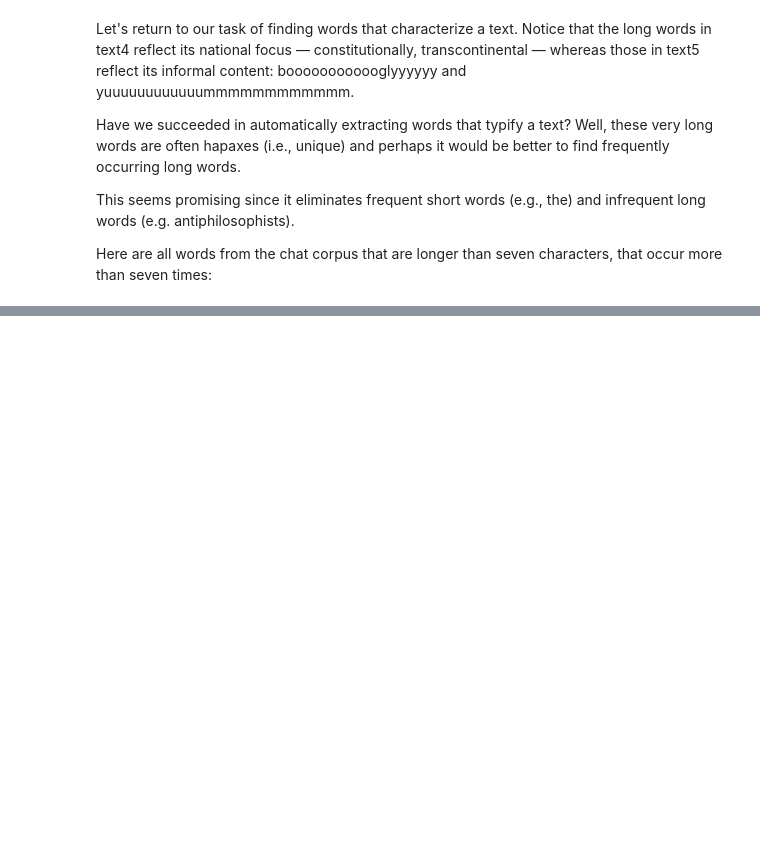
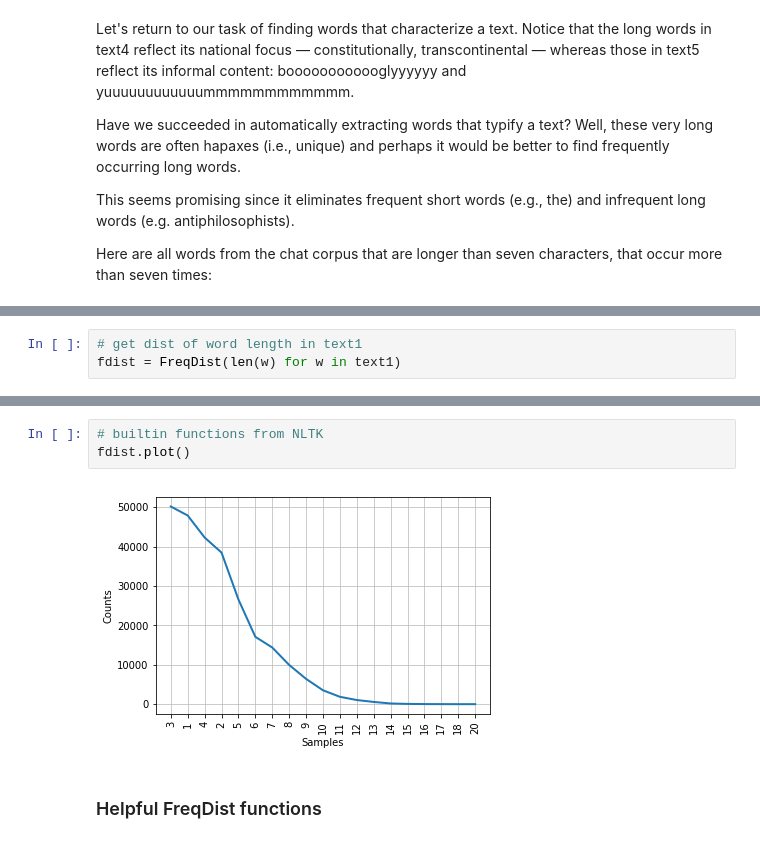
Before and after one commit to jimmyjamesarnold/NLTK_notebooks, a Jupyter notebook: NLTK_Ch1.ipynb, the cells around one changed output, grey strips where cells are left out. Drawn from its saved outputs; the diff is of its cells as text; blank space fills up the shorter version.

```diff
--- a/NLTK_Ch1.ipynb
+++ b/NLTK_Ch1.ipynb
@@ -437,0 +435,3 @@ sorted(w for w in set(text5) if len(w) > 7 and fdist5[w] > 7)
+# %%
+# get dist of word length in text1
+fdist = FreqDist(len(w) for w in text1)
@@ -437,0 +466,7 @@ sorted(w for w in set(text5) if len(w) > 7 and fdist5[w] > 7)
+# %%
+# builtin functions from NLTK
+fdist.plot()
+# %% [output]
+[figure, added]
+# %% [markdown]
+### Helpful FreqDist functions
```
Also changed, not shown: parts of 57 cells of this notebook.
